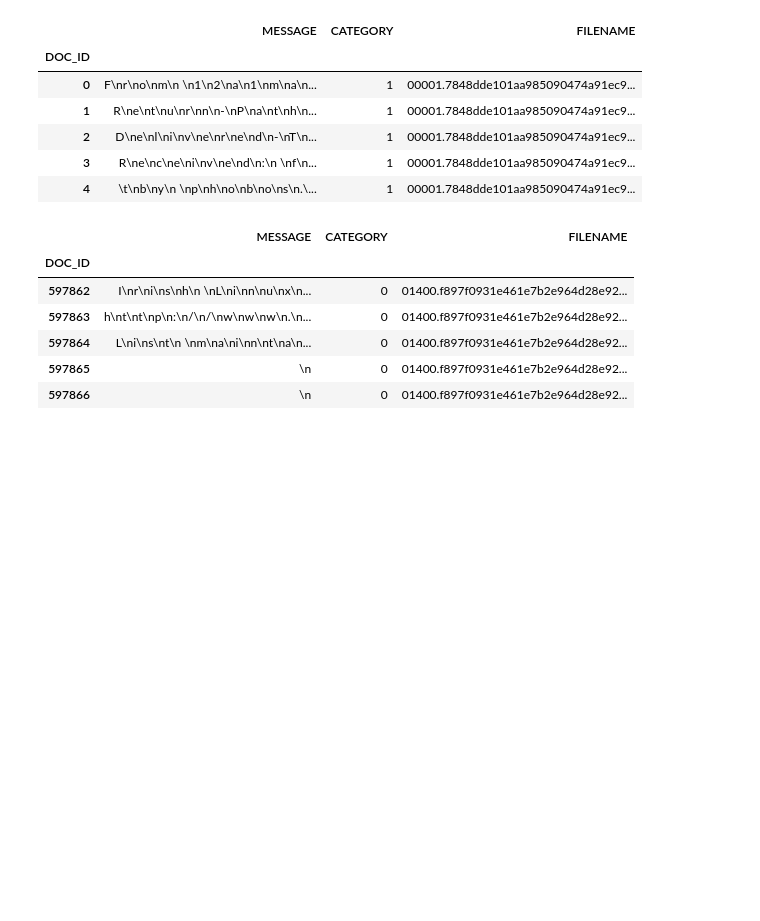
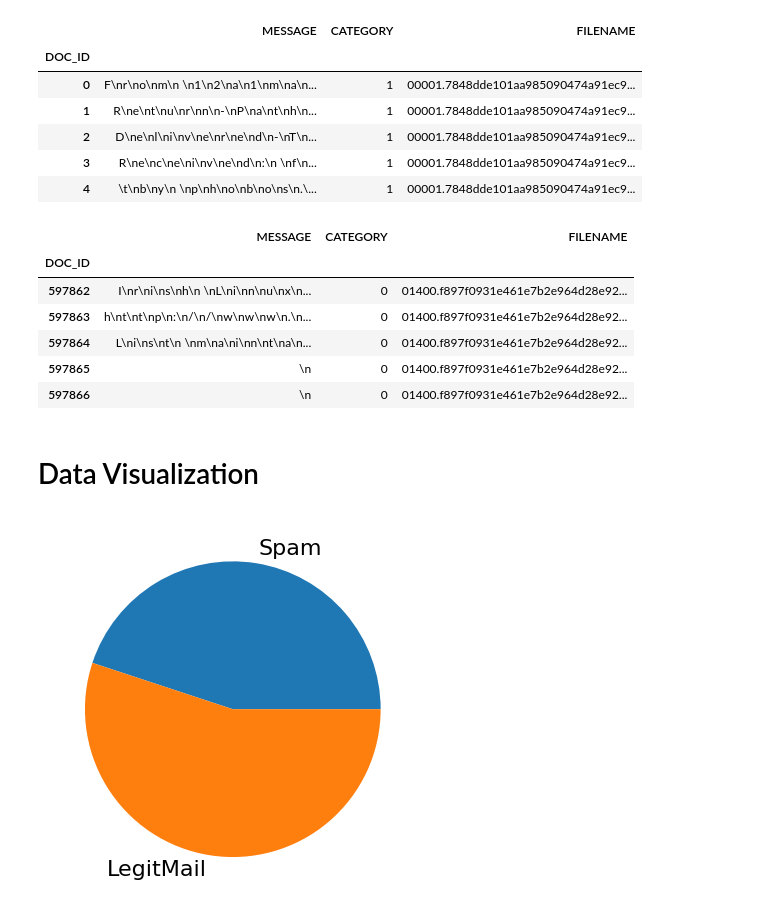
Before and after one commit to aaditya9803/Spam-Filter, a Jupyter notebook: 06 Bayes Classifier.ipynb, the cells around one changed output. Cells and saved outputs as stored; diff of their text form; code cells hidden in the pictures; blank space fills up the shorter version.

Commit message:
Added Visualization

```diff
--- a/06 Bayes Classifier.ipynb
+++ b/06 Bayes Classifier.ipynb
@@ -151,3 +152,16 @@ data.tail()
 # %%
 #Saving Files as json
 data.to_json(data_json_file)
+# %% [markdown]
+# Data Visualization
+# %%
+#Number of Spam Messages Visualised (Pie Charts)
+data.CATEGORY.value_counts()
+amount_of_spam = data.CATEGORY.value_counts()[1]
+amount_of_ham = data.CATEGORY.value_counts()[0]
+category_names = ['Spam','LegitMail']
+sizes = [amount_of_spam, amount_of_ham]
+plt.pie(x=sizes,labels=category_names,textprops={'fontsize':16})
+plt.show()
+# %% [output]
+[figure, added]
```
Also changed, not shown: parts of 3 cells of this notebook.
